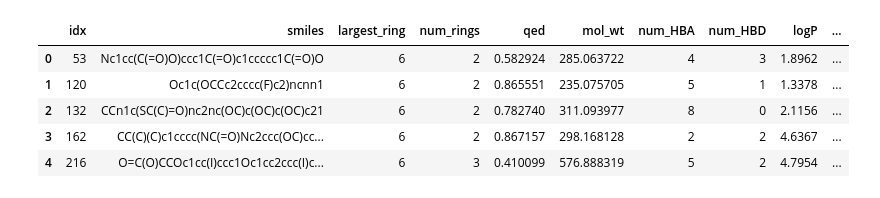
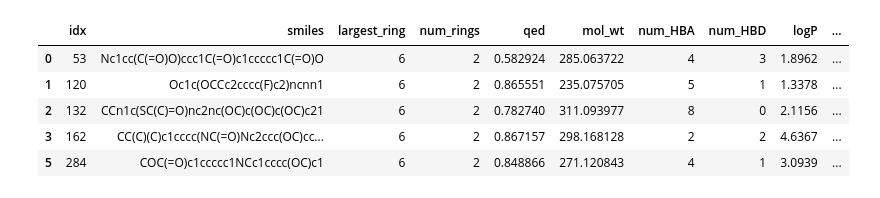
Before and after one commit to hubertrybka/profis-2, a Jupyter notebook: analysis/scaffold.ipynb, the cells around one changed output. Cells and saved outputs as stored; diff of their text form; code cells hidden in the pictures.

```diff
--- a/analysis/scaffold.ipynb
+++ b/analysis/scaffold.ipynb
@@ -18,15 +18,16 @@ fps_train = [AllChem.GetMorganFingerprintAsBitVect(mol, 2, nBits=512) for mol in
 # %%
 # read the predictions
 
 df = pd.read_csv('../results/latent_vectors_20241217_173316/preds_20241218-131752/predictions.csv')
+df = df[df['qed'] > 0.5]
 df.head()
 # %% [output]
 |  | idx | smiles | largest_ring | num_rings | qed | mol_wt | num_HBA | num_HBD | logP | ... |
 | 0 | 53 | Nc1cc(C(=O)O)ccc1C(=O)c1ccccc1C(=O)O | 6 | 2 | 0.582924 | 285.063722 | 4 | 3 | 1.8962 | ... |
 | 1 | 120 | Oc1c(OCCc2cccc(F)c2)ncnn1 | 6 | 2 | 0.865551 | 235.075705 | 5 | 1 | 1.3378 | ... |
 | 2 | 132 | CCn1c(SC(C)=O)nc2nc(OC)c(OC)c(OC)c21 | 6 | 2 | 0.782740 | 311.093977 | 8 | 0 | 2.1156 | ... |
 | 3 | 162 | CC(C)(C)c1cccc(NC(=O)Nc2ccc(OC)cc... | 6 | 2 | 0.867157 | 298.168128 | 2 | 2 | 4.6367 | ... |
-| 4 | 216 | O=C(O)CCOc1cc(I)ccc1Oc1cc2ccc(I)c... | 6 | 3 | 0.410099 | 576.888319 | 5 | 2 | 4.7954 | ... |
+| 5 | 284 | COC(=O)c1ccccc1NCc1cccc(OC)c1 | 6 | 2 | 0.848866 | 271.120843 | 4 | 1 | 3.0939 | ... |
 # %%
 # get mols of the predictions and the closest molecule in the training set
 
```
Also changed, not shown: parts of 5 cells of this notebook, 2 other files.
